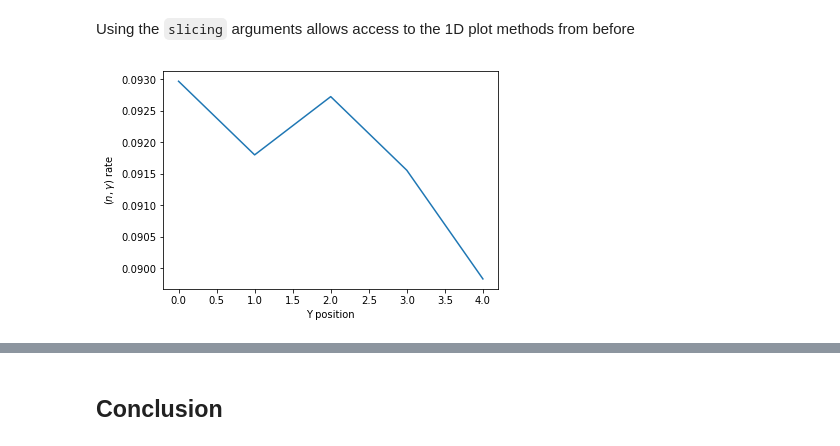
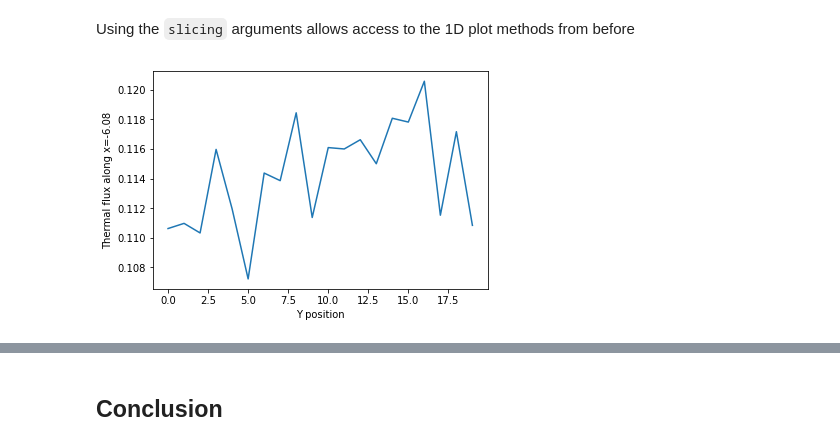
Before and after one commit to CORE-GATECH-GROUP/serpent-tools, a Jupyter notebook: examples/Detector.ipynb, the cells around one changed output, grey strips where cells are left out. Drawn from its saved outputs; the diff is of its cells as text; code cells hidden in the pictures.

```diff
--- a/examples/Detector.ipynb
+++ b/examples/Detector.ipynb
@@ -28,0 +19,5 @@ det.detectors
+# %%
+pinFile = 'fuelPin_det0.m'
+bwrFile = 'bwr_det0.m'
+pin = serpentTools.read(pinFile)
+bwr = serpentTools.read(bwrFile)
@@ -172,7 +183,7 @@ spectrum.spectrumPlot();
 # %% [markdown]
 The `Detector` objects are capable of reshaping the detector data into an array where each axis corresponds to a varying bin. In the above examples, the reshaped data was one-dimensional, because the detectors only tallied data against one bin, universe and energy. In the following example, the detector has been configured to tally the fission and capture rates (two `dr` arguments) in an XY mesh.
 # %%
-xy = det.detectors['xyFissionCapt']
+xy = bwr.detectors['xymesh']
 for key in xy.indexes:
     print(key, xy.indexes[key])
 # %% [output]
@@ -231,8 +249,9 @@ xy.meshPlot('x', 'reaction', what='errors',
 # %% [markdown]
 Using the `slicing` arguments allows access to the 1D plot methods from before
 # %%
-xy.plot(fixed={'reaction': 2, 'xmesh': 2},
+xy.plot(fixed={'energy': 2, 'xmesh': 2},
         xlabel='Y position',
-        ylabel=r'$\left(n,\gamma\right)$ rate');
+        ylabel='Thermal flux along x={}'
+        .format(xy.grids['X'][2, 0]));
 # %% [output]
-[figure, old version]
+[figure, new version]
```
Also changed, not shown: parts of 26 cells of this notebook, 4 other files.
